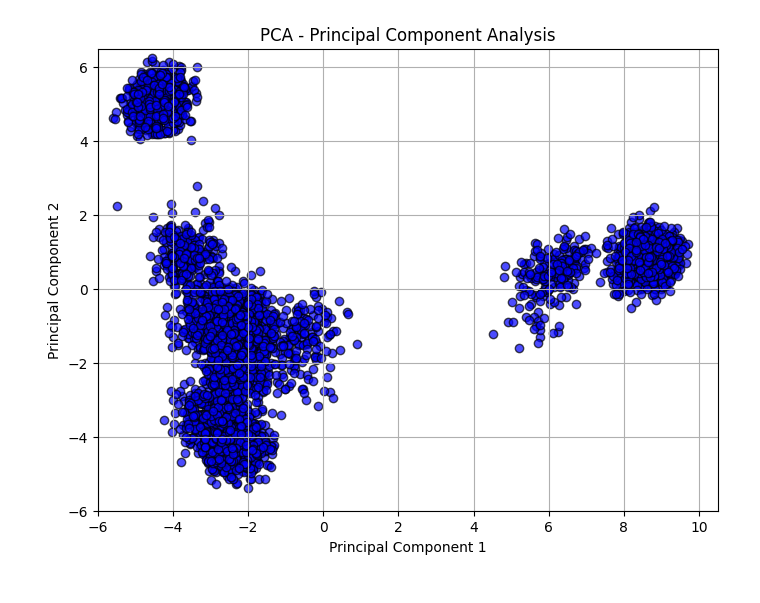
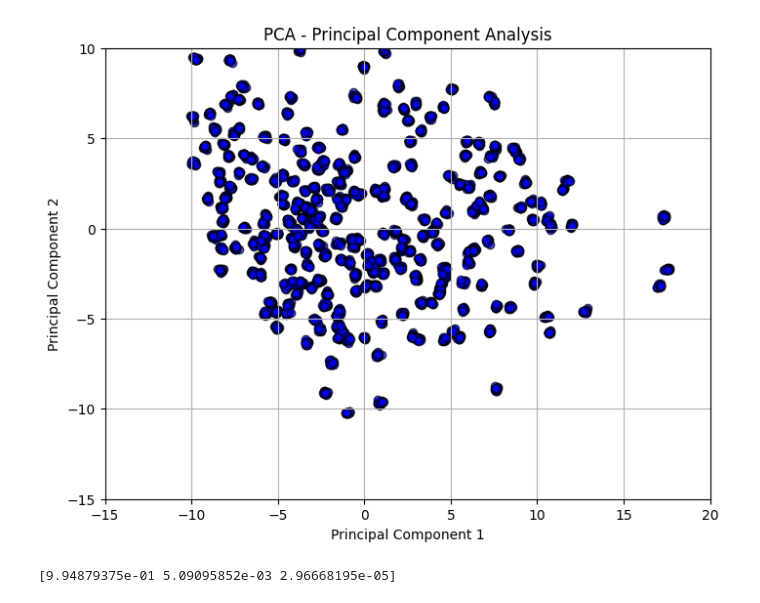
Before and after one commit to prateekanand2/genetic_pc, a Jupyter notebook: train.ipynb, the cells around one changed output. Drawn from its saved outputs; the diff is of its cells as text; code cells hidden in the pictures.

```diff
--- a/train.ipynb
+++ b/train.ipynb
@@ -71,10 +120,9 @@ torch.Size([1002, 805])
 # %%
-device = torch.device("cuda:0")
-
 # The data is required to construct the backbone Chow-Liu Tree structure for the HCLT
 ns = juice.structures.HCLT(
     train_data.float().to(device),
-    num_latents = 16
+    num_latents = 16,
+    input_dist=dists.Categorical(num_cats=3)
 )
 
 pc = juice.compile(ns)
@@ -82,7 +130,7 @@ pc.to(device)
 
 num_epochs = 400
 
-optimizer = juice.optim.CircuitOptimizer(pc, lr = 0.05, pseudocount = 0.001, method = "EM")
+optimizer = juice.optim.CircuitOptimizer(pc, lr = 0.05, pseudocount = 0.005, method = "EM")
 scheduler = juice.optim.CircuitScheduler(
     optimizer,
     method = "multi_linear",
@@ -156,6 +257,6 @@ juice.save('test.jpc', pc)
 # %%
 device = torch.device("cuda:0")
-ns = juice.load('test.jpc')
+ns = juice.load('circuits/pc_chr6-1167-16.jpc')
 pc = juice.compile(ns)
 pc.to(device)
 # %% [output]
@@ -185,6 +286,7 @@ torch.Size([5008, 805])
 # %%
 # Initialize PCA
 data = torch.tensor(data, dtype=torch.long)
+data = data.cpu()
 
 pca = PCA(n_components=2)
 
@@ -209,32 +311,42 @@ plt.show()
 # %%
 # Initialize PCA
 pca = PCA(n_components=2)
 
 pca.fit(data)
 
 samples_cpu = samples.cpu()
 
 # Fit and transform the data
 # pcs1 = pca.transform(data)
 pcs = pca.transform(samples_cpu)
 
 # pcs now contains the principal components
 # pcs[:, 0] are the x-coordinates (PC1)
 # pcs[:, 1] are the y-coordinates (PC2)
 
 # Create the scatter plot
 plt.figure(figsize=(8, 6))
 plt.scatter(pcs[:, 0], pcs[:, 1], c='blue', edgecolor='k', alpha=0.7)
 
 # plt.scatter(pcs1[:, 0], pcs1[:, 1], c='orange', edgecolor='k', alpha=0.7)
 plt.xlabel('Principal Component 1')
 plt.ylabel('Principal Component 2')
 plt.title('PCA - Principal Component Analysis')
 
-plt.xlim(-6, 10.5)  # Match the x-axis range from the first plot
-plt.ylim(-6, 6.5)   # Match the y-axis range from the first plot
+if data.shape[1] > 805:
+    plt.xlim(-15, 20)  # Match the x-axis range from the first plot
+    plt.ylim(-15, 10)   # Match the y-axis range from the first plot
+else:
+    plt.xlim(-6, 10)
+    plt.ylim(-6, 6.5)
 
 plt.grid(True)
 plt.show()
 # %% [output]
-[figure, old version]
+[figure, new version]
+# %%
+e = [1.2965e-01, 6.6344e-04, 3.8661e-06]
+probs = e / np.sum(e)
+print(probs)
+# %% [output]
+[9.94879375e-01 5.09095852e-03 2.96668195e-05]
```
Also changed, not shown: parts of 21 cells of this notebook, 5 other files.
